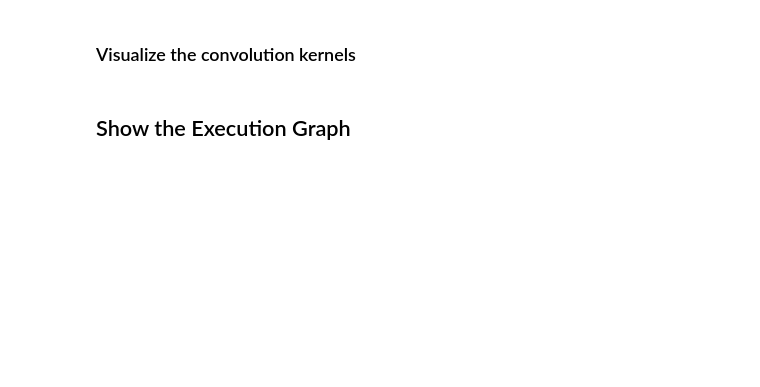
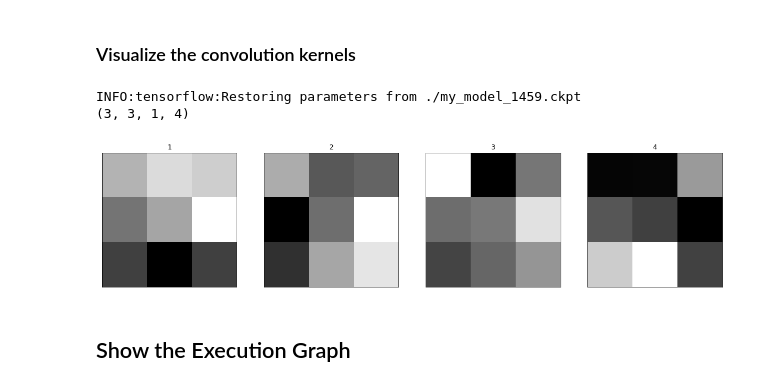
Before and after one commit to shreyasbhatia09/MNIST-Digit-Classfication, a Jupyter notebook: mnist_transfer_learningskeleton.ipynb, the cells around one changed output. Cells and saved outputs as stored; diff of their text form; code cells hidden in the pictures; blank space fills up the shorter version.

```diff
--- a/mnist_transfer_learningskeleton.ipynb
+++ b/mnist_transfer_learningskeleton.ipynb
@@ -353,8 +356,11 @@ with tf.Session() as sess:
 # %%
 with tf.Session() as sess:
     saver.restore(sess, "./my_model_1459.ckpt")
-
-    # plotConvLayerWeights(...)
+    plotConvLayerWeights("conv1",sess)
+# %% [output]
+INFO:tensorflow:Restoring parameters from ./my_model_1459.ckpt
+(3, 3, 1, 4)
+[figure, added]
 # %% [markdown]
 ## Show the Execution Graph
 # %%
```
Also changed, not shown: parts of 2 cells of this notebook.
